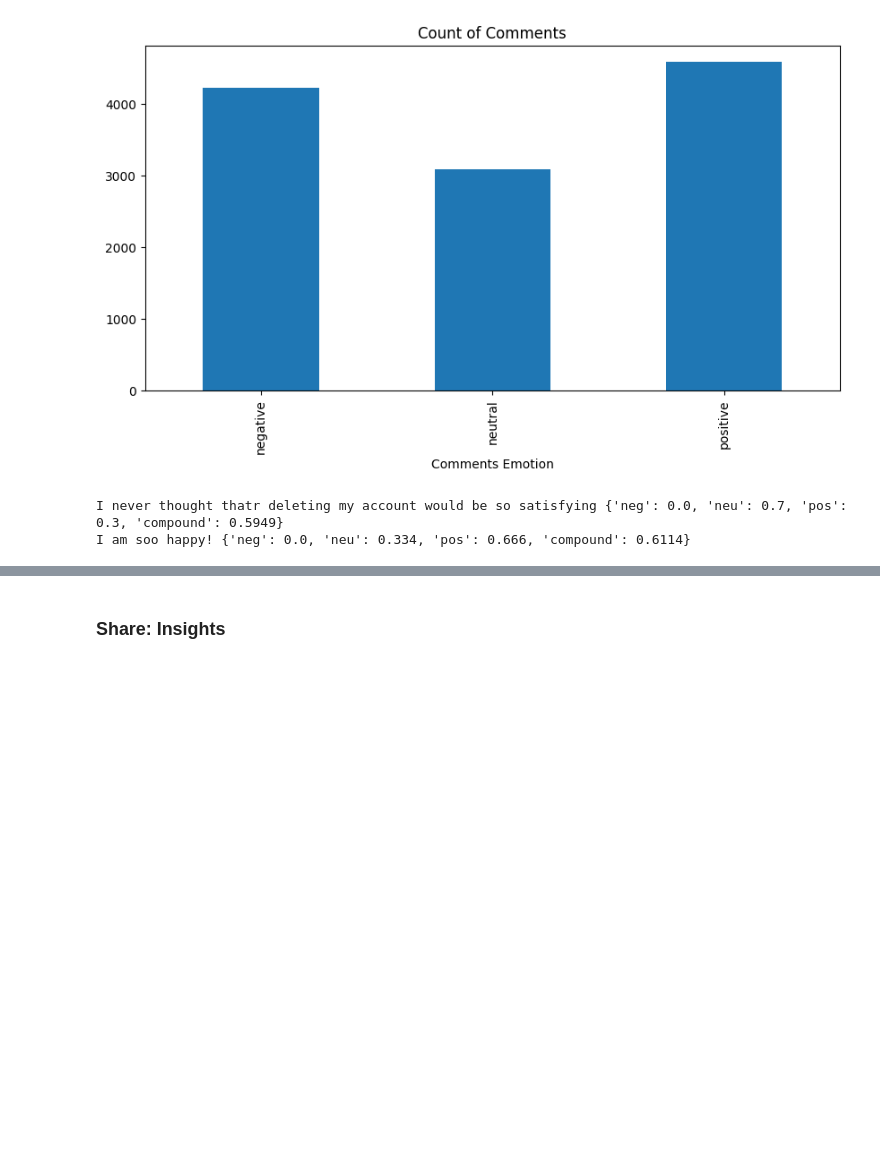
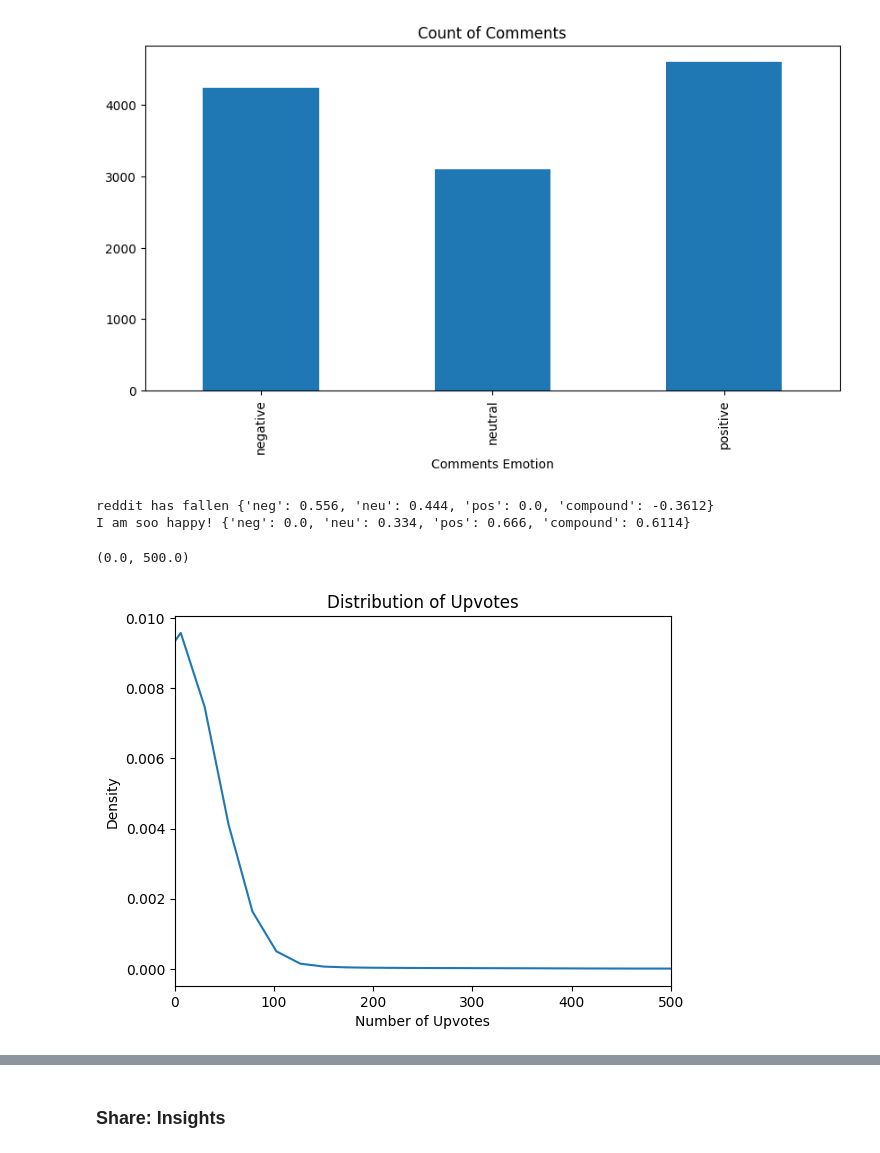
Before and after one commit to WilliamLu1999/Data-ML-Projects, a Jupyter notebook: reddit_api_sentiment_analysis_spark.ipynb, the cells around one changed output, grey strips where cells are left out. Cells and saved outputs as stored; diff of their text form; code cells hidden in the pictures; blank space fills up the shorter version.

```diff
--- a/reddit_api_sentiment_analysis_spark.ipynb
+++ b/reddit_api_sentiment_analysis_spark.ipynb
@@ -449,9 +355,16 @@ plt.show()
 # %% [output]
 [figure]
 # %%
-print(rc['comments before'][4],sentiments.polarity_scores(rc['comments before'][4]))
+print(rc['comment before'][4],sentiments.polarity_scores(rc['comment before'][4]))
 # this is a more of a sarcastic comment than a positive comment.
 print("I am soo happy!",sentiments.polarity_scores("I am soo happy!"))
 # %% [output]
-I never thought thatr deleting my account would be so satisfying {'neg': 0.0, 'neu': 0.7, 'pos': 0.3, 'compound': 0.5949}
+reddit has fallen {'neg': 0.556, 'neu': 0.444, 'pos': 0.0, 'compound': -0.3612}
 I am soo happy! {'neg': 0.0, 'neu': 0.334, 'pos': 0.666, 'compound': 0.6114}
+# %%
+ax2 = rc['upvotes'].plot(kind='kde',title='Distribution of Upvotes')
+ax2.set_xlabel('Number of Upvotes')
+plt.xlim([0, 500])
+# %% [output]
+(0.0, 500.0)
+[figure, added]
```
Also changed, not shown: parts of 20 cells of this notebook.
